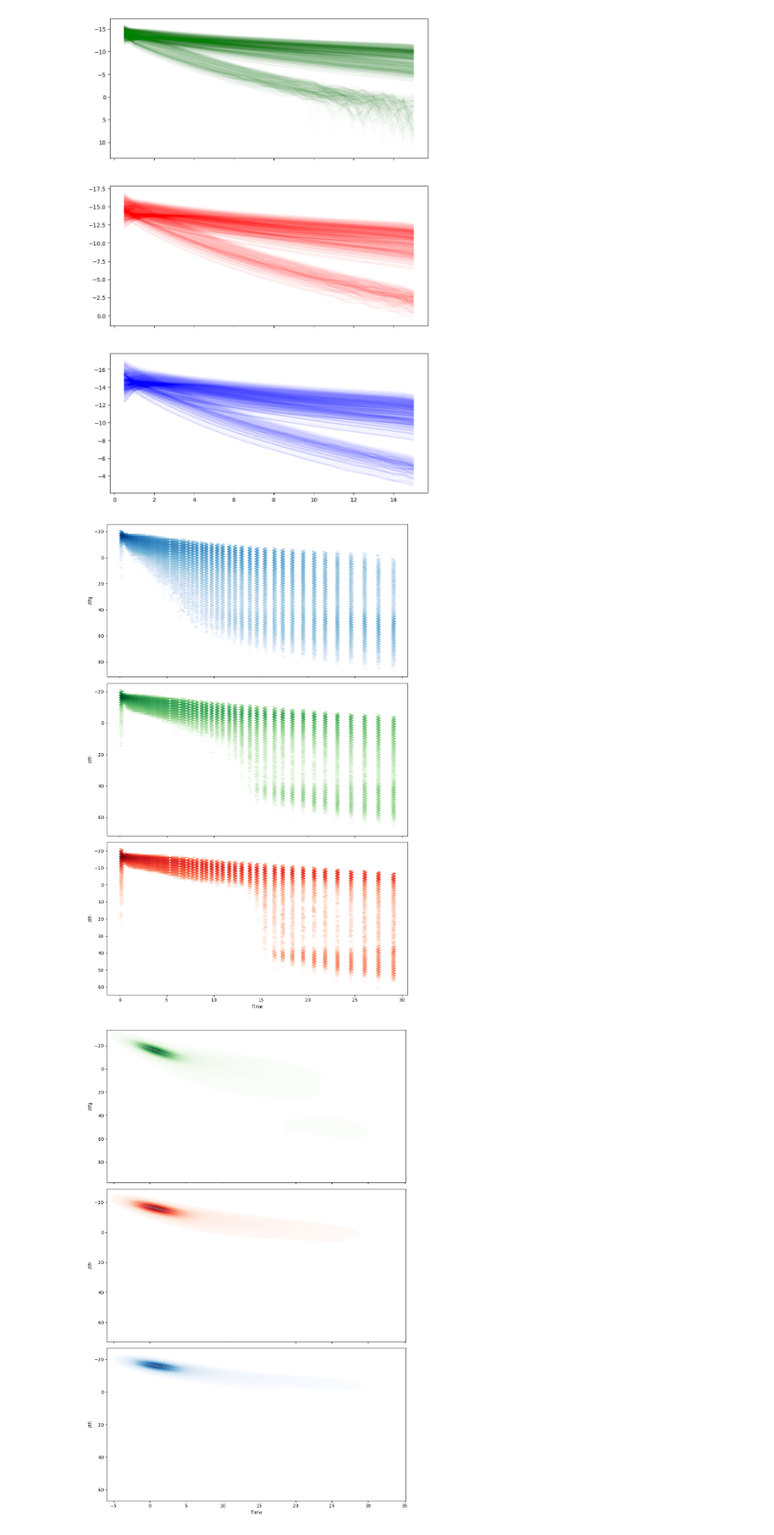
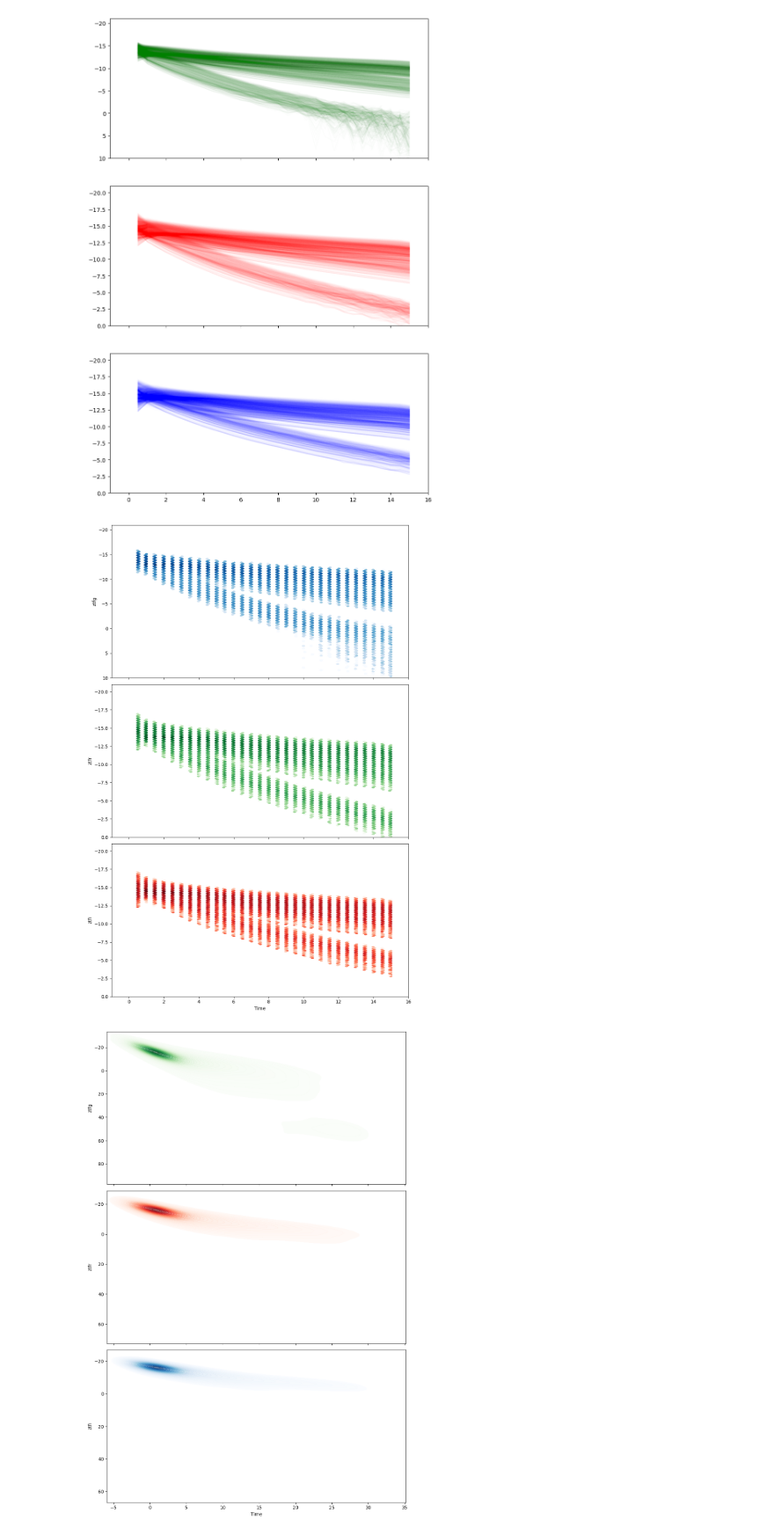
Before and after one commit to tylerbarna/kn-imposters, a Jupyter notebook: gridLightcurves.ipynb, the cells around one changed output. Shown at 88% size. Saved outputs shown, nothing was run; the diff lists cells and outputs as text; code cells hidden in the pictures.

```diff
--- a/gridLightcurves.ipynb
+++ b/gridLightcurves.ipynb
@@ -90,12 +89,14 @@ bulla_grid_lightcurves = {filename: read_lightcurve_file(filename) for filename
 # %%
 ## plot all of the lightcurves in a 3x1 grid where each subplot corresponds to ztfg, ztfr, and ztfi filters
 fig, ax = plt.subplots(3, 1, figsize=(10, 15), sharex=True)
 [ax[0].plot(value["t"], value["ztfg"], alpha=0.01, color='g') for key, value in bulla_grid_lightcurves.items()]
 [ax[1].plot(value["t"], value["ztfr"], alpha=0.01, color='r') for key, value in bulla_grid_lightcurves.items()]
 [ax[2].plot(value["t"], value["ztfi"], alpha=0.01, color='b') for key, value in bulla_grid_lightcurves.items()]
 ax[0].invert_yaxis(), ax[1].invert_yaxis(), ax[2].invert_yaxis();
+[ax[i].set_xlim(-1,16) for i in range(3)];
+ax[0].set_ylim(10,-21), ax[1].set_ylim(0,-21), ax[2].set_ylim(0,-21);
 # %% [output]
-[figure, old version]
+[figure, new version]
 # %%
 data_t = []
 data_ztfg = []
@@ -120,9 +121,10 @@ ax[1].set_ylabel("ztfr")
 ax[2].set_ylabel("ztfi")
 ax[2].set_xlabel("Time")
 plt.tight_layout()
-plt.show()
+[ax[i].set_xlim(-1,16) for i in range(3)];
+ax[0].set_ylim(10,-21), ax[1].set_ylim(0,-21), ax[2].set_ylim(0,-21);
 # %% [output]
-[figure, old version]
+[figure, new version]
 # %%
 def subsample_data(x, y, frac=0.1, seed=42):
     np.random.seed(seed)
```
Also changed, not shown: parts of 1 cell of this notebook, 1 other file.
